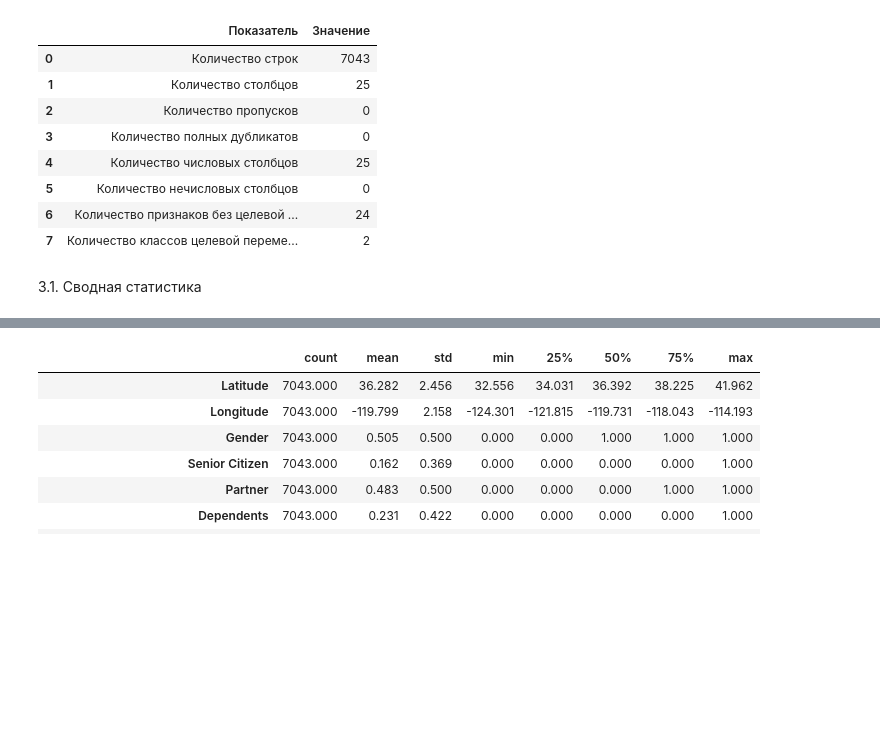
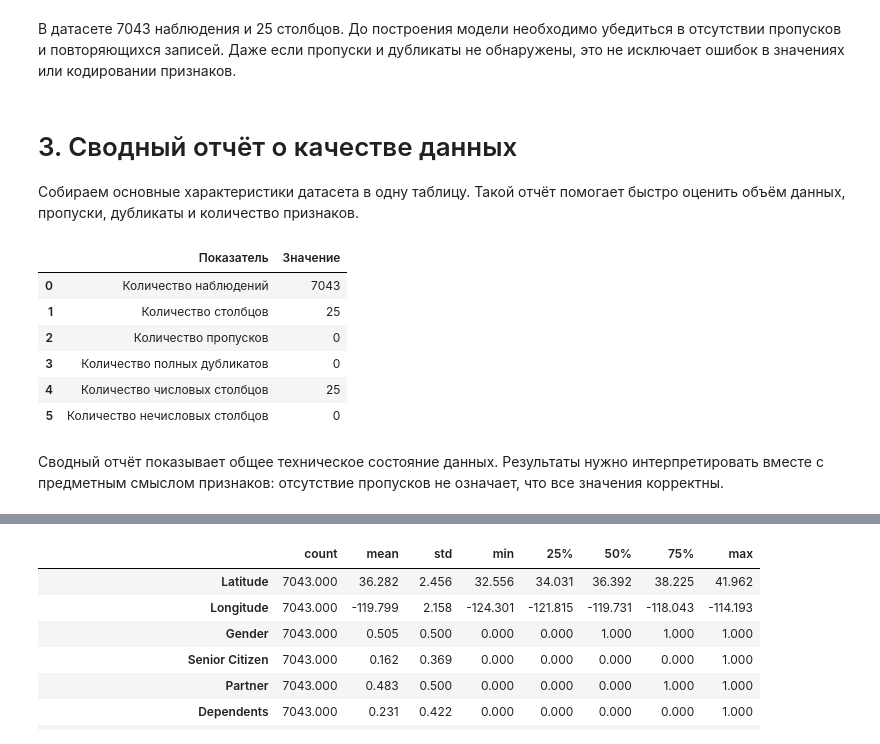
Before and after one commit to haneulmyon-bit/ProjectChotoTam, a Jupyter notebook: notebooks/02_data_analysis.ipynb, the cells around one changed output, grey strips where cells are left out. Drawn from its saved outputs; the diff is of its cells as text; code cells hidden in the pictures; blank space fills up the shorter version.

Commit message:
fix: update data analysis notebook

```diff
--- a/notebooks/02_data_analysis.ipynb
+++ b/notebooks/02_data_analysis.ipynb
@@ -128,37 +122,39 @@ Data columns (total 25 columns):
+# %% [markdown]
+В датасете 7043 наблюдения и 25 столбцов. До построения модели необходимо убедиться в отсутствии пропусков и повторяющихся записей. Даже если пропуски и дубликаты не обнаружены, это не исключает ошибок в значениях или кодировании признаков.
+# %% [markdown]
+# 3. Сводный отчёт о качестве данных
+
+Собираем основные характеристики датасета в одну таблицу. Такой отчёт помогает быстро оценить объём данных, пропуски, дубликаты и количество признаков.
 # %%
-quality_report = pd.DataFrame({
-    "Показатель": [
-        "Количество строк",
-        "Количество столбцов",
-        "Количество пропусков",
-        "Количество полных дубликатов",
-        "Количество числовых столбцов",
-        "Количество нечисловых столбцов",
-        "Количество признаков без целевой переменной",
-        "Количество классов целевой переменной",
-    ],
-    "Значение": [
-        df.shape[0],
-        df.shape[1],
-        int(df.isna().sum().sum()),
-        int(df.duplicated().sum()),
-        len(df.select_dtypes(include=np.number).columns),
-        len(df.select_dtypes(exclude=np.number).columns),
-        df.drop(columns=[TARGET]).shape[1],
-        df[TARGET].nunique(),
-    ],
-})
+quality_report = pd.DataFrame(
+    {
+        "Показатель": [
+            "Количество наблюдений",
+            "Количество столбцов",
+            "Количество пропусков",
+            "Количество полных дубликатов",
+            "Количество числовых столбцов",
+            "Количество нечисловых столбцов",
+        ],
+        "Значение": [
+            len(df),
+            df.shape[1],
+            int(df.isna().sum().sum()),
+            int(df.duplicated().sum()),
+            df.select_dtypes(include=np.number).shape[1],
+            df.select_dtypes(exclude=np.number).shape[1],
+        ],
+    }
+)
 
 display(quality_report)
 # %% [output]
 |  | Показатель | Значение |
-| 0 | Количество строк | 7043 |
+| 0 | Количество наблюдений | 7043 |
 | 1 | Количество столбцов | 25 |
 | 2 | Количество пропусков | 0 |
 | 3 | Количество полных дубликатов | 0 |
 | 4 | Количество числовых столбцов | 25 |
 | 5 | Количество нечисловых столбцов | 0 |
-| 6 | Количество признаков без целевой ... | 24 |
-| 7 | Количество классов целевой переме... | 2 |
-# %% [markdown]
-3.1. Сводная статистика
+# %% [markdown]
+Сводный отчёт показывает общее техническое состояние данных. Результаты нужно интерпретировать вместе с предметным смыслом признаков: отсутствие пропусков не означает, что все значения корректны.
```
Also changed, not shown: parts of 87 cells of this notebook.
